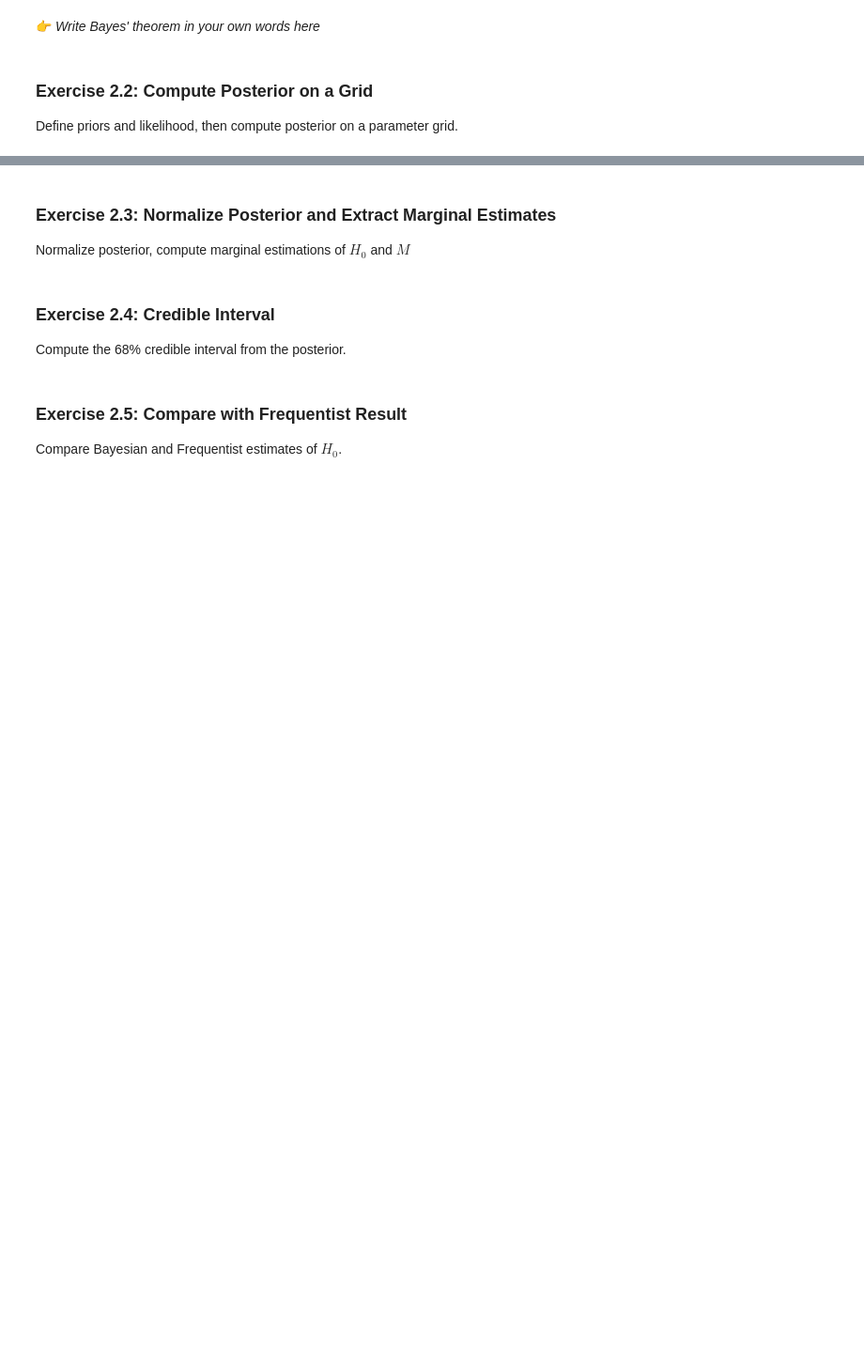
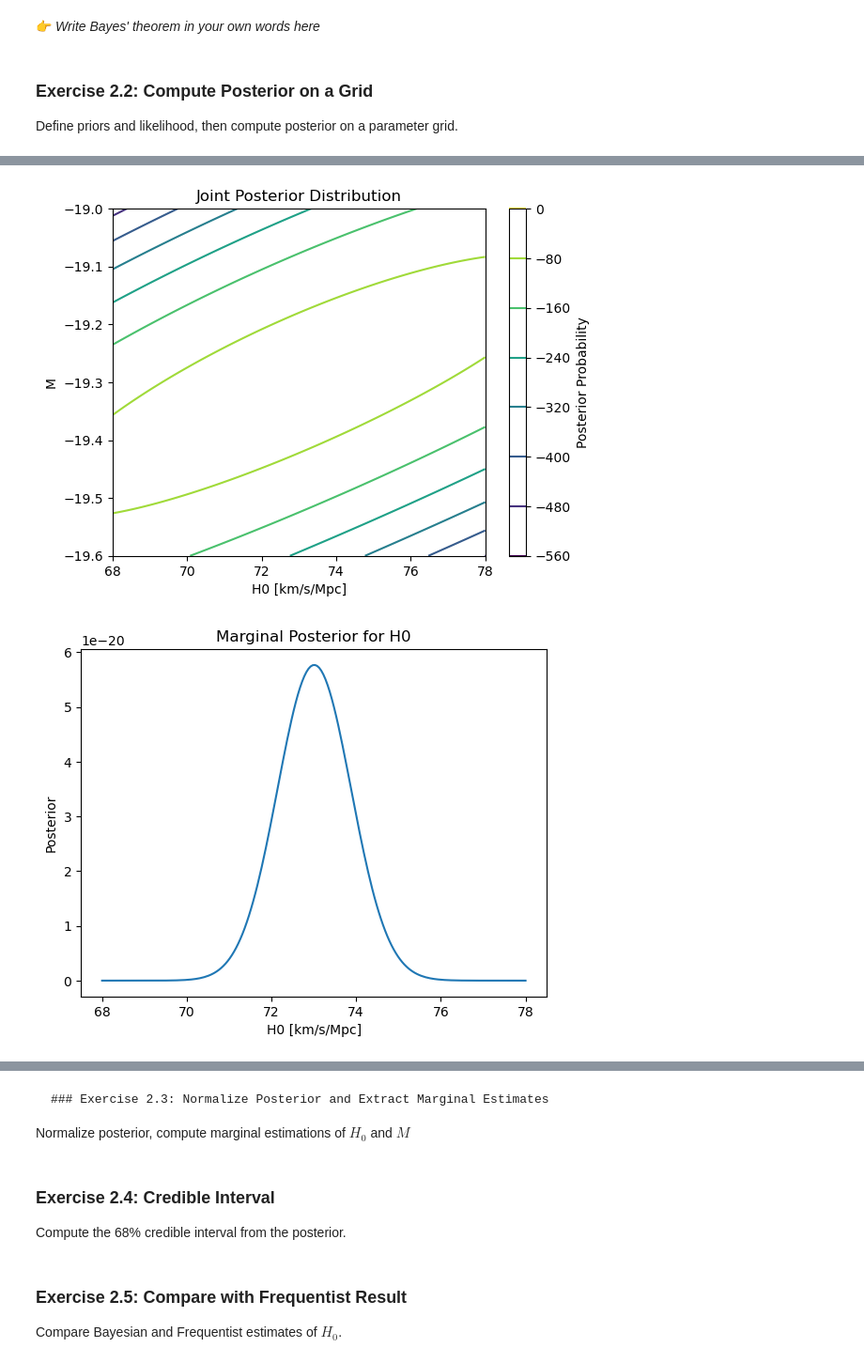
Before and after one commit to MaxRonce/EUCLIDStats4Cosmology, a Jupyter notebook: exercises/BasicCosmoStats_on_H0_exercise.ipynb, the cells around one changed output, grey strips where cells are left out. Shown at 94% size. Cells and saved outputs as stored; diff of their text form; code cells hidden in the pictures; blank space fills up the shorter version.

```diff
--- a/exercises/BasicCosmoStats_on_H0_exercise.ipynb
+++ b/exercises/BasicCosmoStats_on_H0_exercise.ipynb
@@ -244,0 +327,60 @@ Define priors and likelihood, then compute posterior on a parameter grid.
+# %%
+#  Gaussian priors for H0 and M
+H0_mu, H0_sigma = 73.0, 1.0     # example prior for H0
+M_mu, M_sigma = -19.3, 0.05      # example prior for M
+
+def log_prior(H0, M):
+    lp_H0 = -0.5 * ((H0 - H0_mu)/H0_sigma)**2 - np.log(H0_sigma*np.sqrt(2*np.pi))
+    lp_M  = -0.5 * ((M - M_mu)/M_sigma)**2   - np.log(M_sigma*np.sqrt(2*np.pi))
+    return lp_H0 + lp_M
+
+# Compute log-posterior grid
+log_posterior_values = np.zeros_like(log_likelihood_values)
+
+for i, M in enumerate(M_grid):
+    for j, H0 in enumerate(H0_grid):
+        log_posterior_values[i, j] = log_likelihood_values[i, j] + log_prior(H0, M)
+
+
+posterior = log_posterior_values
+
+# Marginalize to get 1D posteriors
+posterior_H0 = np.sum(np.exp(posterior), axis=0)   # sum over M
+posterior_M  = np.sum(np.exp(posterior), axis=1)   # sum over H0
+
+
+# Joint posterior
+plt.figure()
+plt.contour(H0_grid, M_grid, posterior, levels=6, cmap='viridis')
+plt.colorbar(label='Posterior Probability')
+plt.xlabel('H0 [km/s/Mpc]')
+plt.ylabel('M')
+plt.title('Joint Posterior Distribution')
+plt.show()
+
+#  H0
+plt.figure()
+plt.plot(H0_grid, posterior_H0)
+plt.xlabel('H0 [km/s/Mpc]')
+plt.ylabel('Posterior')
+plt.title('Marginal Posterior for H0')
+plt.show()
+
+#  M
+plt.figure()
+plt.plot(M_grid, posterior_M)
+plt.xlabel('M')
+plt.ylabel('Posterior')
+plt.title('Marginal Posterior for M')
+plt.show()
+
+
+# matplotlib corner plot
+import corner
+samples = np.array(np.meshgrid(H0_grid, M_grid)).T.reshape(-1, 2)
+weights = posterior.flatten()
+fig = corner.corner(samples, weights=weights, labels=['H0', 'M'], show_titles=True)
+plt.show()
+# %% [output]
+[figure, added]
+[figure, added]
@@ -245,5 +389,5 @@ Define priors and likelihood, then compute posterior on a parameter grid.
 # %% [markdown]
-### Exercise 2.3: Normalize Posterior and Extract Marginal Estimates
+    ### Exercise 2.3: Normalize Posterior and Extract Marginal Estimates
 Normalize posterior, compute marginal estimations of $H_0$ and $M$
 # %%
 # TODO: normalize posterior
```
Also changed, not shown: parts of 10 cells of this notebook.
